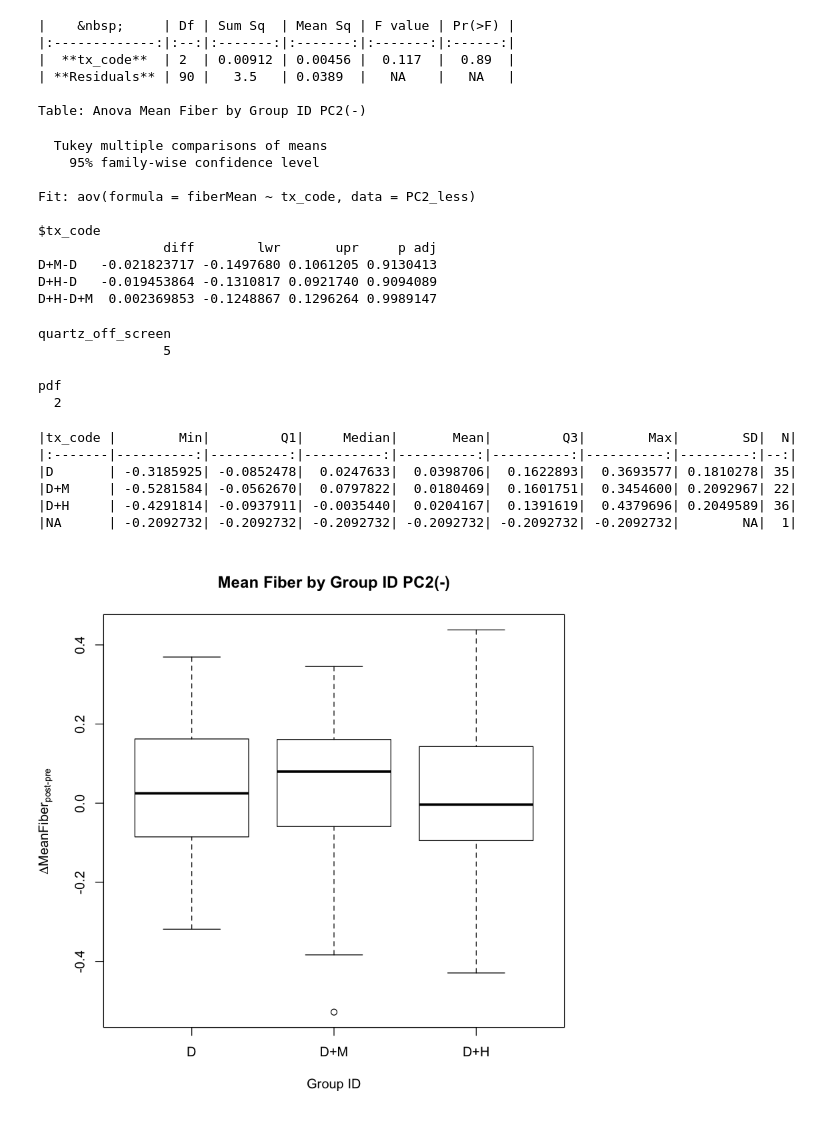
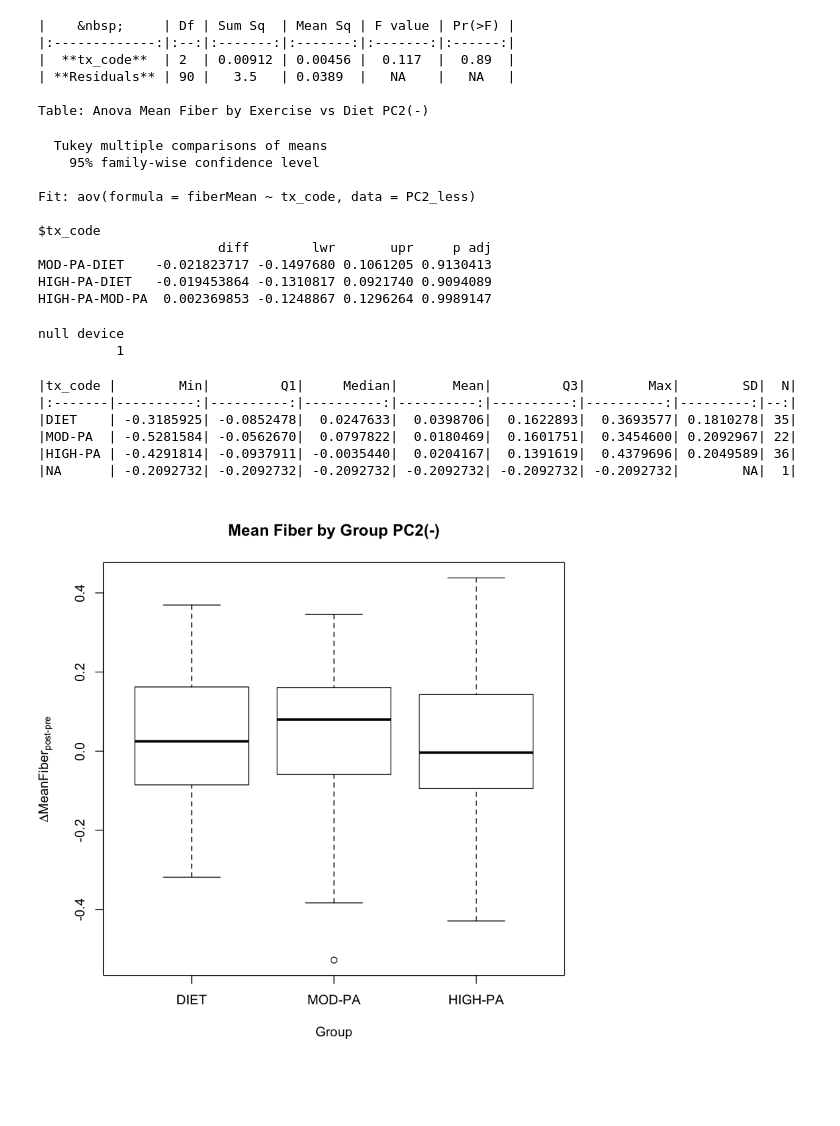
Before and after one commit to CoAxLab/WIN_Matter, a Jupyter notebook: analysis/code/fiberMean_tx_code_aov.ipynb, the cells around one changed output. Cells and saved outputs as stored; diff of their text form; code cells hidden in the pictures; blank space fills up the shorter version.

```diff
--- a/analysis/code/fiberMean_tx_code_aov.ipynb
+++ b/analysis/code/fiberMean_tx_code_aov.ipynb
@@ -6,23 +6,26 @@ library("car")
 library("reshape2")
 library("ggplot2")
 library('gridExtra')
+library("plyr")
 PC1_less<- read_csv('~/Google Drive/WIN_Matter/analysis/data/PC1_lesser_sigOnly_fibers_grubbs.csv')
 PC1_less<- mutate(PC1_less, tx_code=factor(tx_code,
                   levels=1:3,
-                  labels=c("D","D+M","D+H")))
+                  labels=c("DIET","MOD-PA","HIGH-PA")))
+
+
 
 PC1_great<- read_csv('~/Google Drive/WIN_Matter/analysis/data/PC1_greater_sigOnly_fibers_grubbs.csv')
 PC1_great<- mutate(PC1_great, tx_code=factor(tx_code,
                   levels=1:3,
-                  labels=c("D","D+M","D+H")))
+                  labels=c("DIET","MOD-PA","HIGH-PA")))
 
 PC2_great<- read_csv('~/Google Drive/WIN_Matter/analysis/data/PC2_greater_sigOnly_fibers_grubbs.csv')
 PC2_great<- mutate(PC2_great, tx_code=factor(tx_code,
                   levels=1:3,
-                  labels=c("D","D+M","D+H")))
+                  labels=c("DIET","MOD-PA","HIGH-PA")))
 
 PC2_less<- read_csv('~/Google Drive/WIN_Matter/analysis/data/PC2_lesser_sigOnly_fibers_grubbs.csv')
 PC2_less<- mutate(PC2_less, tx_code=factor(tx_code,
                   levels=1:3,
-                  labels=c("D","D+M","D+H")))
+                  labels=c("DIET","MOD-PA","HIGH-PA")))
 # %% [output]
@@ -138,58 +170,56 @@ pdf
 #PC2 lesser anova
 PC2_less.aov<-aov(fiberMean~tx_code, data=PC2_less)
 #summary(PC2_less.aov)
-pander(PC2_less.aov, digits=3, format="pandoc", caption="Anova Mean Fiber by Group ID PC2(-)")
+pander(PC2_less.aov, digits=3, format="pandoc", caption="Anova Mean Fiber by Exercise vs Diet PC2(-)")
 
 TukeyHSD(PC2_less.aov)
 
 # Create Boxplot
 boxplot(fiberMean ~ tx_code, data = PC2_less,
-        xlab = "Group ID", ylab = expression(paste(Delta,'MeanFiber'['post-pre'])),
-        main = "Mean Fiber by Group ID PC2(-)")
-dev.copy(png, '~/Google Drive/WIN_Matter/analysis/output/images/pc2_less_tx_code.jpg')
+        xlab = "Group", ylab = expression(paste(Delta,'MeanFiber'['post-pre'])),
+        main = "Mean Fiber by Group PC2(-)")
+#dev.copy(png, '~/Google Drive/WIN_Matter/analysis/output/images/pc2_less_tx_code_collapsed.jpg')
 dev.off()
 # Calculate Descriptive Statistics
 summary_PC2less_group <- PC2_less %>%
                                     group_by(tx_code) %>%
                                     dplyr::summarize(Min  = min(fiberMean, na.rm = TRUE),
                                                      Q1 = quantile(fiberMean, na.rm=TRUE)[2],
                                                      Median = quantile(fiberMean, na.rm=TRUE)[3],
                                                      Mean = mean(fiberMean, na.rm = TRUE),
                                                      Q3 = quantile(fiberMean, na.rm=TRUE)[4],
                                                      Max = max(fiberMean, na.rm = TRUE),
                                                      SD = sd(fiberMean, na.rm = TRUE),
                                                      N = n()
                                                      )
 
 kable(summary_PC2less_group)
 # %% [output]
 |    &nbsp;     | Df | Sum Sq  | Mean Sq | F value | Pr(>F) |
 |:-------------:|:--:|:-------:|:-------:|:-------:|:------:|
 |  **tx_code**  | 2  | 0.00912 | 0.00456 |  0.117  |  0.89  |
 | **Residuals** | 90 |   3.5   | 0.0389  |   NA    |   NA   |
 
-Table: Anova Mean Fiber by Group ID PC2(-)
+Table: Anova Mean Fiber by Exercise vs Diet PC2(-)
   Tukey multiple comparisons of means
     95% family-wise confidence level
 
 Fit: aov(formula = fiberMean ~ tx_code, data = PC2_less)
 
 $tx_code
-                diff        lwr       upr     p adj
-D+M-D   -0.021823717 -0.1497680 0.1061205 0.9130413
-D+H-D   -0.019453864 -0.1310817 0.0921740 0.9094089
-D+H-D+M  0.002369853 -0.1248867 0.1296264 0.9989147
+                       diff        lwr       upr     p adj
+MOD-PA-DIET    -0.021823717 -0.1497680 0.1061205 0.9130413
+HIGH-PA-DIET   -0.019453864 -0.1310817 0.0921740 0.9094089
+HIGH-PA-MOD-PA  0.002369853 -0.1248867 0.1296264 0.9989147
-quartz_off_screen
-                5
+null device
+          1
-pdf
-  2
+|tx_code |        Min|         Q1|     Median|       Mean|         Q3|        Max|        SD|  N|
+|:-------|----------:|----------:|----------:|----------:|----------:|----------:|---------:|--:|
+|DIET    | -0.3185925| -0.0852478|  0.0247633|  0.0398706|  0.1622893|  0.3693577| 0.1810278| 35|
+|MOD-PA  | -0.5281584| -0.0562670|  0.0797822|  0.0180469|  0.1601751|  0.3454600| 0.2092967| 22|
+|HIGH-PA | -0.4291814| -0.0937911| -0.0035440|  0.0204167|  0.1391619|  0.4379696| 0.2049589| 36|
+|NA      | -0.2092732| -0.2092732| -0.2092732| -0.2092732| -0.2092732| -0.2092732|        NA|  1|
-|tx_code |        Min|         Q1|     Median|       Mean|         Q3|        Max|        SD|  N|
-|:-------|----------:|----------:|----------:|----------:|----------:|----------:|---------:|--:|
-|D       | -0.3185925| -0.0852478|  0.0247633|  0.0398706|  0.1622893|  0.3693577| 0.1810278| 35|
-|D+M     | -0.5281584| -0.0562670|  0.0797822|  0.0180469|  0.1601751|  0.3454600| 0.2092967| 22|
-|D+H     | -0.4291814| -0.0937911| -0.0035440|  0.0204167|  0.1391619|  0.4379696| 0.2049589| 36|
-|NA      | -0.2092732| -0.2092732| -0.2092732| -0.2092732| -0.2092732| -0.2092732|        NA|  1|
-[figure, old version]
+[figure, new version]
 # %%
 #PC2 greater anova
 PC2_great.aov<-aov(fiberMean~tx_code, data=PC2_great)
```
Also changed, not shown: parts of 6 cells of this notebook, 14 other files.
